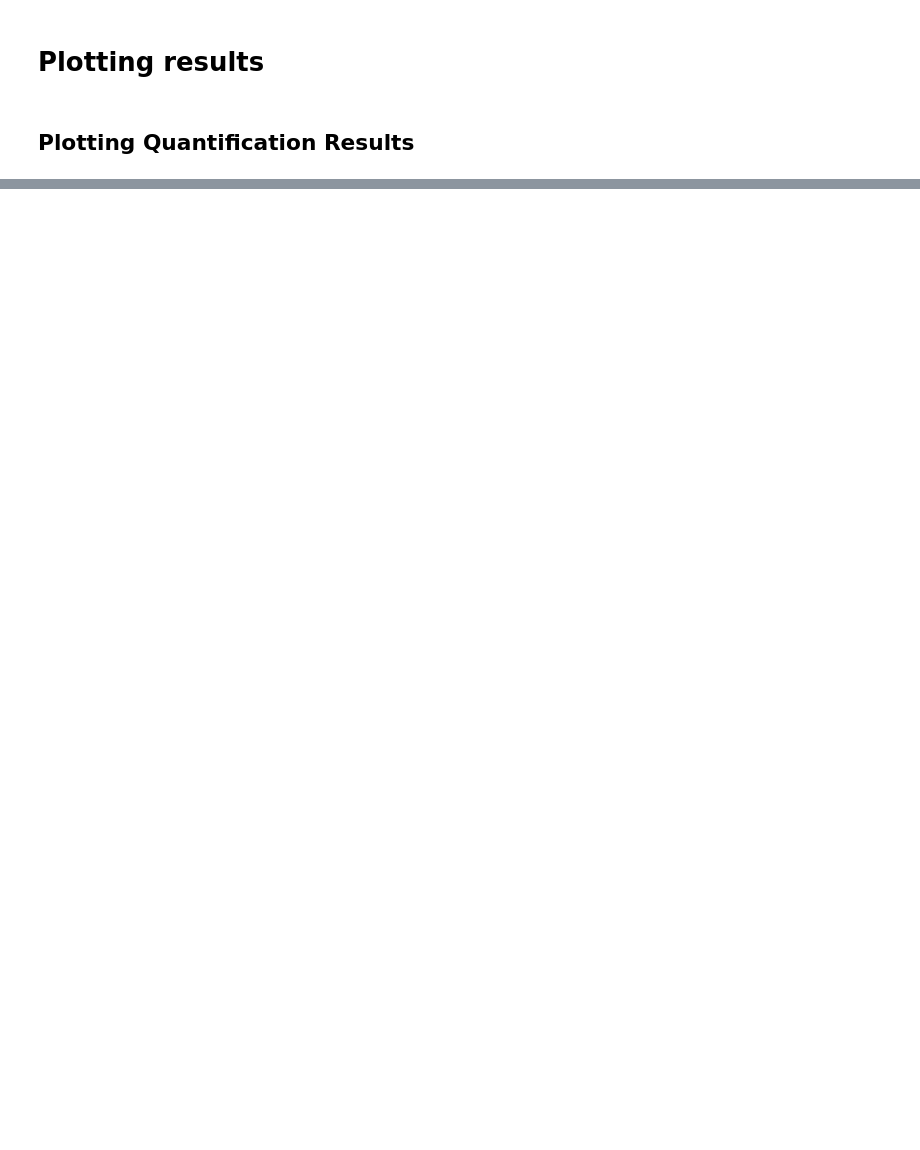
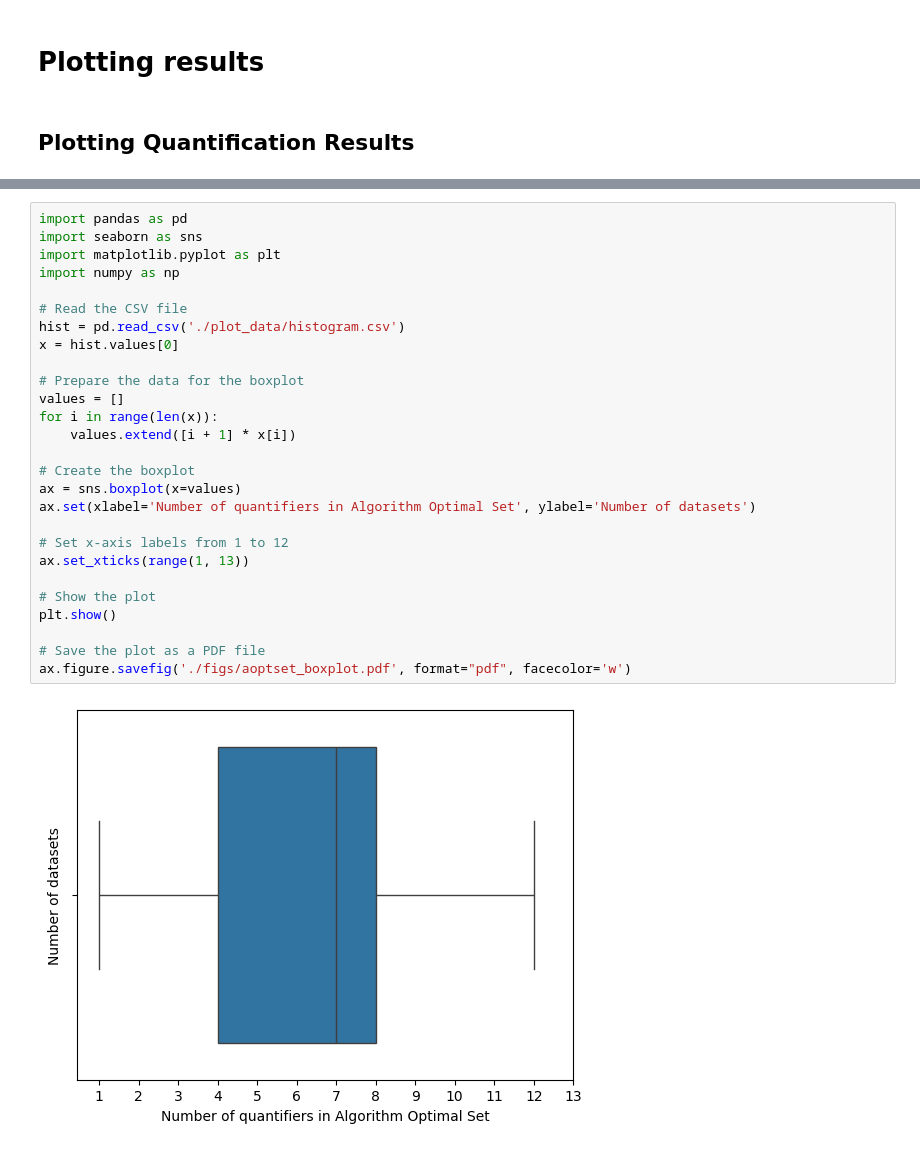
Before and after one commit to Bachega/lequa2024_workshop, a Jupyter notebook: plots.ipynb, the cells around one changed output, grey strips where cells are left out. Drawn from its saved outputs; the diff is of its cells as text; blank space fills up the shorter version.

```diff
--- a/plots.ipynb
+++ b/plots.ipynb
@@ -267,0 +122,29 @@ pivoted_df.reset_index().to_csv('/content/drive/MyDrive/lequa24_workshop/results
+# %%
+import pandas as pd
+import seaborn as sns
+import matplotlib.pyplot as plt
+import numpy as np
+
+# Read the CSV file
+hist = pd.read_csv('./plot_data/histogram.csv')
+x = hist.values[0]
+
+# Prepare the data for the boxplot
+values = []
+for i in range(len(x)):
+    values.extend([i + 1] * x[i])
+
+# Create the boxplot
+ax = sns.boxplot(x=values)
+ax.set(xlabel='Number of quantifiers in Algorithm Optimal Set', ylabel='Number of datasets')
+
+# Set x-axis labels from 1 to 12
+ax.set_xticks(range(1, 13))
+
+# Show the plot
+plt.show()
+
+# Save the plot as a PDF file
+ax.figure.savefig('./figs/aoptset_boxplot.pdf', format="pdf", facecolor='w')
+# %% [output]
+[figure, added]
```
Also changed, not shown: parts of 30 cells of this notebook, 24 other files.
